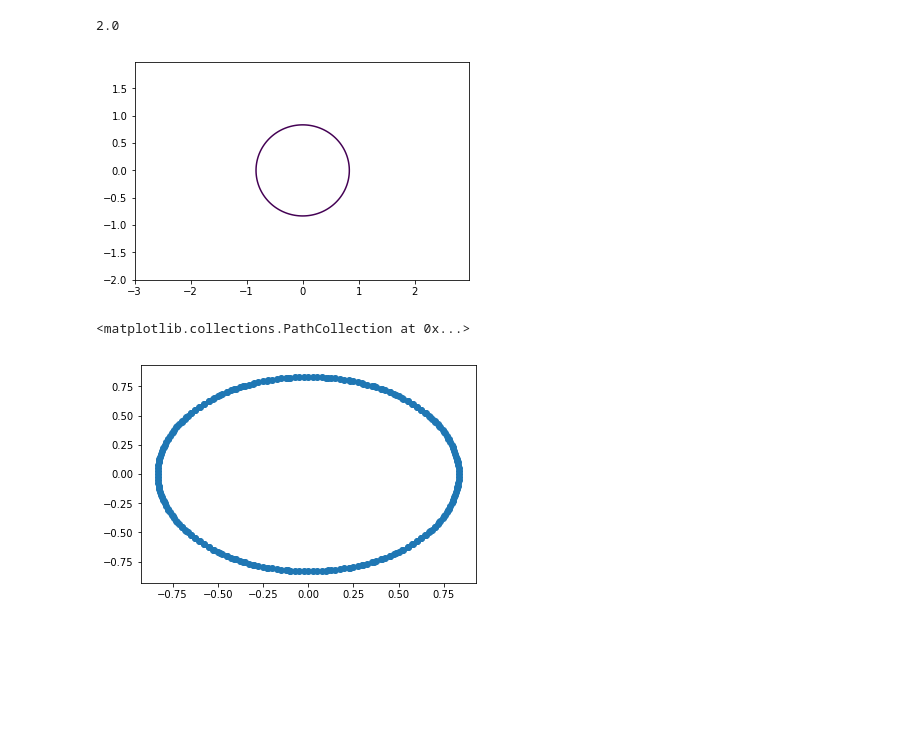
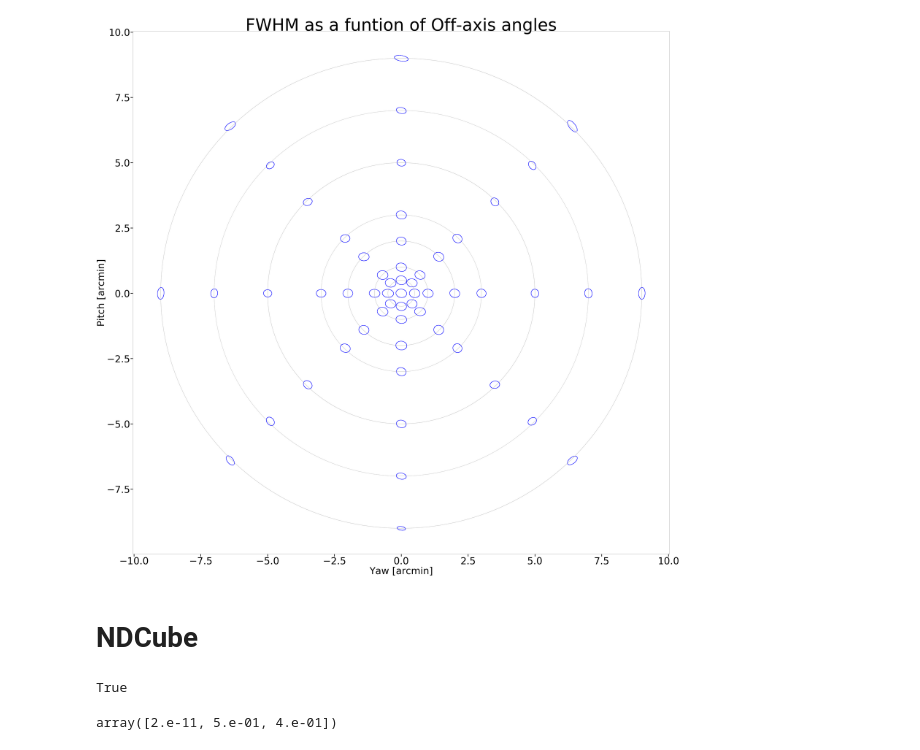
Before and after one commit to pymilo/foxsi3_optics_cal, a Jupyter notebook: Notebooks/Crap.ipynb, the cells around one changed output. Saved outputs shown, nothing was run; the diff lists cells and outputs as text; code cells hidden in the pictures; blank space fills up the shorter version.

Commit message:
Including Plot of the ALL off-axis FWHMs

```diff
--- a/Notebooks/Crap.ipynb
+++ b/Notebooks/Crap.ipynb
@@ -367,12 +373,0 @@ Z = (Z1) * 2
-# %%
-Z.max()
-# %% [output]
-2.0
-# %%
-levels = np.array([.5*Z.max()])
-fig, ax = plt.subplots()
-CS = ax.contour(X, Y, Z, levels )
-#ax.clabel(CS, inline=1, fontsize=10)
-#ax.set_title('Simplest default with labels')
-# %% [output]
-[figure, removed]
@@ -382,5 +374,17 @@ v = p.vertices
-# %%
-plt.scatter(v[:,0],v[:,1])
-# %% [output]
-<matplotlib.collections.PathCollection at 0x...>
-[figure, removed]
+# %%
+''' Plot of the FWHMs as function of the off-axis angles - with a factor of 6 '''
+scale=.1 ## this is 60*0.1 = 6 times the actual size of the FWHM
+fig, ax1 = plt.subplots(figsize=(80,80))
+for c in nlist_000_XX:
+    circle = plt.Circle((0, 0), c, color='gray', linestyle='dashed', fill=False)
+    ax1.add_artist(circle)
+for i in range(0,len(FWHM_all)):
+    ax1.scatter(scale*FWHM_all[i][0]+XX_all[i],scale*FWHM_all[i][1]+YY_all[i],c='blue',s=6)
+ax1.tick_params(labelsize=80,length=20, width=5)
+ax1.set_xlabel('Yaw [arcmin]',fontsize=80);ax1.set_ylabel('Pitch [arcmin]',fontsize=80)
+ax1.set_title('FWHM as a funtion of Off-axis angles',fontsize=140)
+plt.savefig(SaveFolder+'FWHM_vs_OffAxis.png')
+# %% [output]
+[figure, added]
+# %% [markdown]
+# NDCube
@@ -386,0 +404,8 @@ plt.scatter(v[:,0],v[:,1])
+# %%
+dcube.wcs == input_wcs
+# %% [output]
+True
+# %%
+dcube.wcs.wcs.cdelt
+# %% [output]
+array([2.e-11, 5.e-01, 4.e-01])
```
Also changed, not shown: parts of 7 cells of this notebook, 1 other file.
